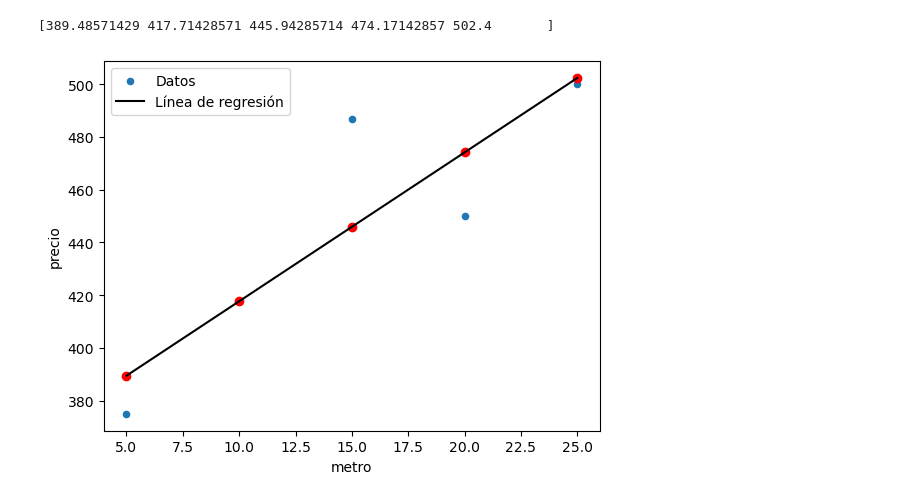
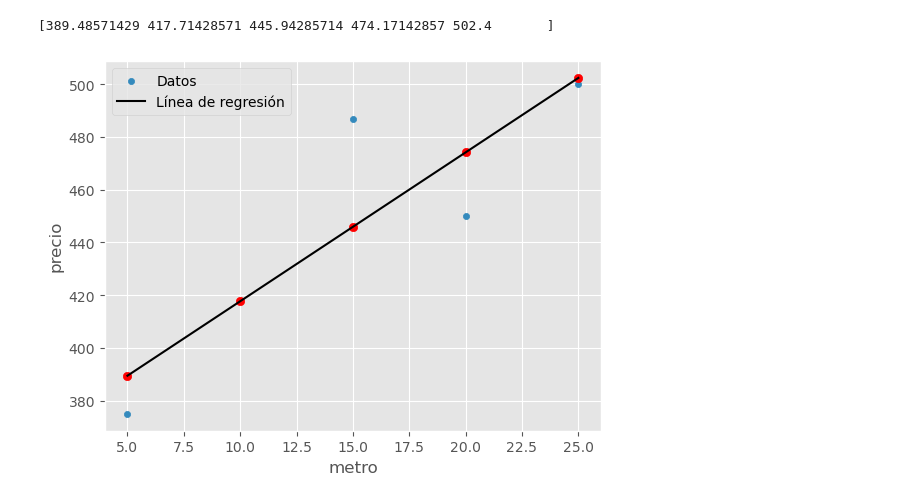
Before and after one commit to LuisZarante/Regresion-Lineal-G7, a Jupyter notebook: regresion lineal.ipynb, the cells around one changed output. Saved outputs shown, nothing was run; the diff lists cells and outputs as text; code cells hidden in the pictures.

```diff
--- a/regresion lineal.ipynb
+++ b/regresion lineal.ipynb
@@ -7,2 +3,23 @@ import pandas as pd
+# %%
+import pandas as pd
+import numpy as np
+import matplotlib.pyplot as plt
+from matplotlib import style
+import seaborn as sns
+from scipy.stats import pearsonr
+from sklearn import linear_model
+from sklearn.linear_model import LinearRegression
+from sklearn.model_selection import train_test_split
+from sklearn.metrics import r2_score
+from sklearn.metrics import mean_squared_error
+import statsmodels.api as sm
+import statsmodels.formula.api as smf
+plt.rcParams['image.cmap'] = "bwr"
+#plt.rcParams['figure.dpi'] = "100"
+plt.rcParams['savefig.bbox'] = "tight"
+style.use('ggplot') or plt.style.use('ggplot')
+import warnings
+warnings.filterwarnings('ignore')
 # %%
-datos = pd.read_csv("C:/Users/Luis/Desktop/data.csv", sep=",")
+data = pd.read_csv("data.csv")
+data
@@ -26,24 +101,25 @@ metro = datos["metro"].values.reshape((-1,1))
 # %%
-modelo = regresion.fit(metro, datos["precio"])
+metro = data["metro"].values.reshape((-1,1))
+model = regresion.fit(metro, data["precio"])
 
-print("Interseccion (b)", modelo.intercept_)
-print("Pendiente (m)", modelo.coef_)
+print("Interseccion (b)", model.intercept_)
+print("Pendiente (m)", model.coef_)
 # %% [output]
 Interseccion (b) 361.25714285714287
 Pendiente (m) [5.64571429]
 # %%
 entrada= [[5],[10],[15],[20],[25]]
-predicciones = modelo.predict(entrada)
-print(predicciones)
+prediccion = model.predict(entrada)
+print(prediccion)
 # %% [output]
 [389.48571429 417.71428571 445.94285714 474.17142857 502.4       ]
 # %%
-datos.plot.scatter(x="metro", y="precio", label='Datos')
-plt.scatter(entrada, predicciones, color='red')
-plt.plot(entrada, predicciones, color='black', label='Línea de regresión')
+data.plot.scatter(x="metro", y="precio", label='Datos')
+plt.scatter(entrada, prediccion, color='red')
+plt.plot(entrada, prediccion, color='black', label='Línea de regresión')
 plt.xlabel('metro')
 plt.ylabel('precio')
 plt.legend()
 plt.show()
 # %% [output]
-[figure, old version]
+[figure, new version]
```
Also changed, not shown: parts of 12 cells of this notebook.
